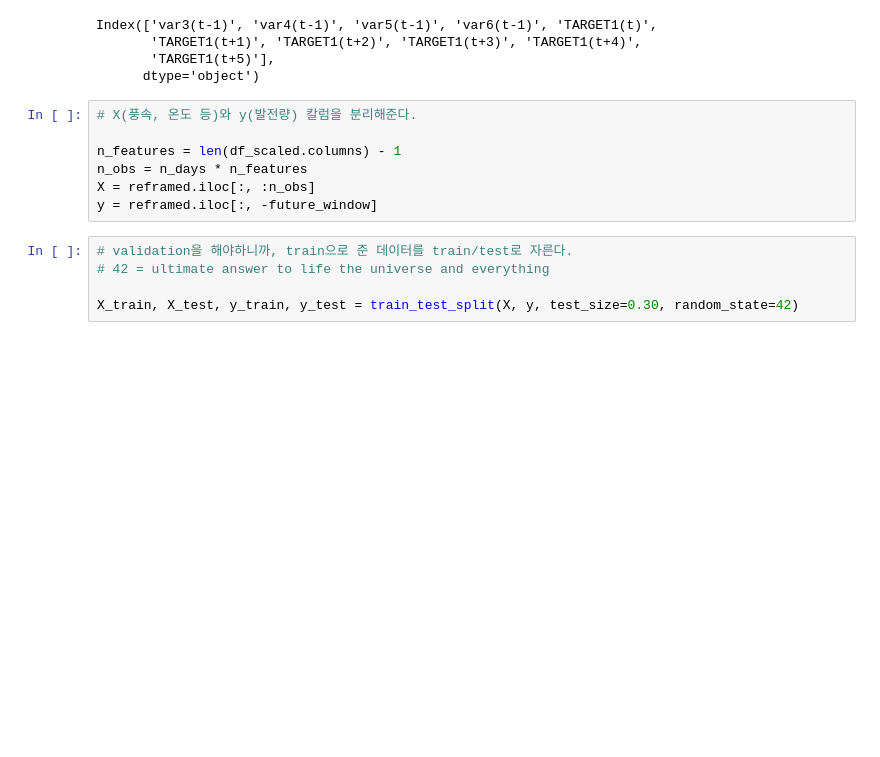
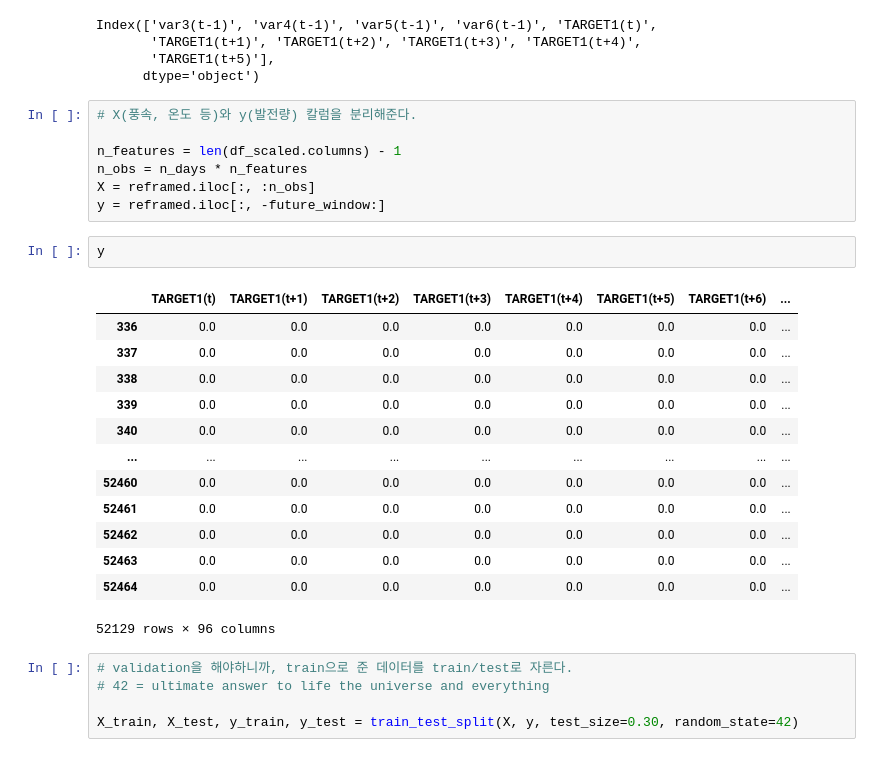
Before and after one commit to marvelous-koala/unlimited_power, a Jupyter notebook: working__/LSTM_mk1.ipynb, the cells around one changed output. Saved outputs shown, nothing was run; the diff lists cells and outputs as text; blank space fills up the shorter version.

```diff
--- a/working__/LSTM_mk1.ipynb
+++ b/working__/LSTM_mk1.ipynb
@@ -131,7 +131,23 @@ Index(['var3(t-1)', 'var4(t-1)', 'var5(t-1)', 'var6(t-1)', 'TARGET1(t)',
 n_features = len(df_scaled.columns) - 1
 n_obs = n_days * n_features
 X = reframed.iloc[:, :n_obs]
-y = reframed.iloc[:, -future_window]
+y = reframed.iloc[:, -future_window:]
+# %%
+y
+# %% [output]
+|  | TARGET1(t) | TARGET1(t+1) | TARGET1(t+2) | TARGET1(t+3) | TARGET1(t+4) | TARGET1(t+5) | TARGET1(t+6) | ... |
+| 336 | 0.0 | 0.0 | 0.0 | 0.0 | 0.0 | 0.0 | 0.0 | ... |
+| 337 | 0.0 | 0.0 | 0.0 | 0.0 | 0.0 | 0.0 | 0.0 | ... |
+| 338 | 0.0 | 0.0 | 0.0 | 0.0 | 0.0 | 0.0 | 0.0 | ... |
+| 339 | 0.0 | 0.0 | 0.0 | 0.0 | 0.0 | 0.0 | 0.0 | ... |
+| 340 | 0.0 | 0.0 | 0.0 | 0.0 | 0.0 | 0.0 | 0.0 | ... |
+| ... | ... | ... | ... | ... | ... | ... | ... | ... |
+| 52460 | 0.0 | 0.0 | 0.0 | 0.0 | 0.0 | 0.0 | 0.0 | ... |
+| 52461 | 0.0 | 0.0 | 0.0 | 0.0 | 0.0 | 0.0 | 0.0 | ... |
+| 52462 | 0.0 | 0.0 | 0.0 | 0.0 | 0.0 | 0.0 | 0.0 | ... |
+| 52463 | 0.0 | 0.0 | 0.0 | 0.0 | 0.0 | 0.0 | 0.0 | ... |
+| 52464 | 0.0 | 0.0 | 0.0 | 0.0 | 0.0 | 0.0 | 0.0 | ... |
+52129 rows × 96 columns
 # %%
 # validation을 해야하니까, train으로 준 데이터를 train/test로 자른다.
 # 42 = ultimate answer to life the universe and everything
```
Also changed, not shown: parts of 17 cells of this notebook.
